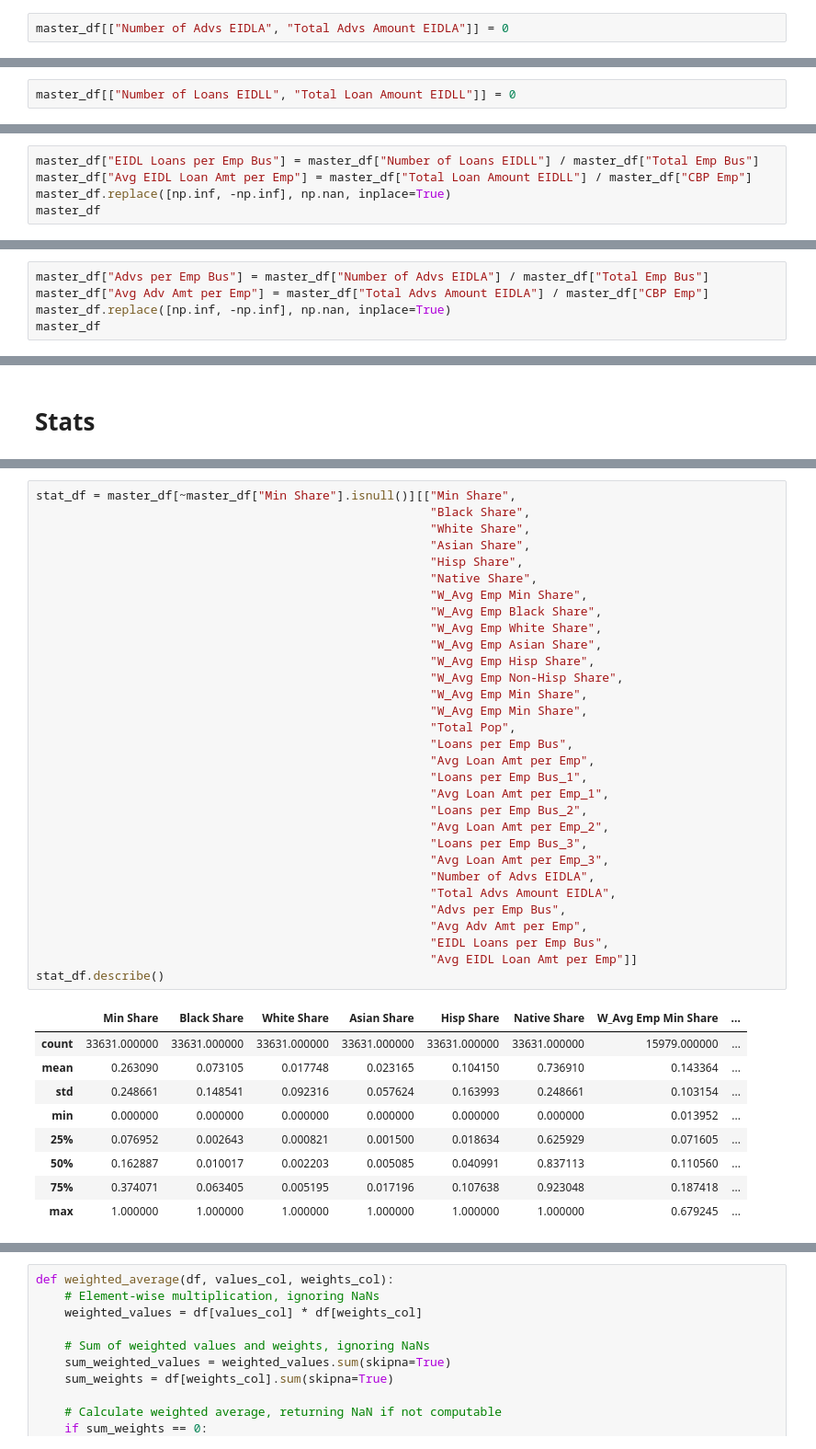
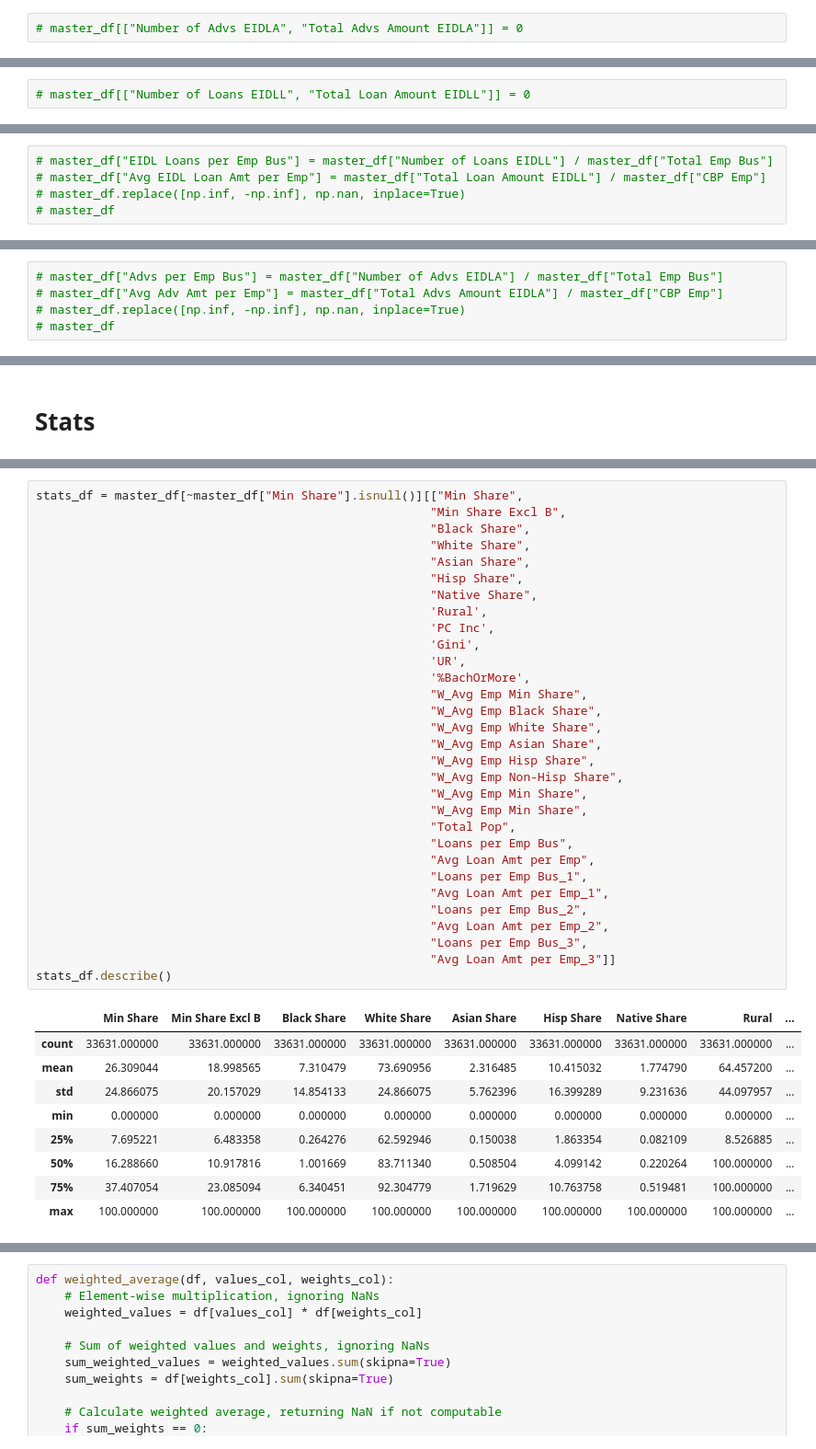
Before and after one commit to hhogenson/PPP-Data, a Jupyter notebook: Data Aggregator.ipynb, the cells around one changed output, grey strips where cells are left out. Shown: that part at 92% size. Cells and saved outputs as stored; diff of their text form.

```diff
--- a/Data Aggregator.ipynb
+++ b/Data Aggregator.ipynb
@@ -266,3 +265,3 @@ file_df
 # %%
-master_df[["Number of Advs EIDLA", "Total Advs Amount EIDLA"]] = 0
+# master_df[["Number of Advs EIDLA", "Total Advs Amount EIDLA"]] = 0
 # %%
@@ -347,3 +331,3 @@ file_df
 # %%
-master_df[["Number of Loans EIDLL", "Total Loan Amount EIDLL"]] = 0
+# master_df[["Number of Loans EIDLL", "Total Loan Amount EIDLL"]] = 0
 # %%
@@ -530,5 +485,5 @@ master_df[["Number of Loans EIDLL",
 # %%
-master_df["EIDL Loans per Emp Bus"] = master_df["Number of Loans EIDLL"] / master_df["Total Emp Bus"]
-master_df["Avg EIDL Loan Amt per Emp"] = master_df["Total Loan Amount EIDLL"] / master_df["CBP Emp"]
-master_df.replace([np.inf, -np.inf], np.nan, inplace=True)
-master_df
+# master_df["EIDL Loans per Emp Bus"] = master_df["Number of Loans EIDLL"] / master_df["Total Emp Bus"]
+# master_df["Avg EIDL Loan Amt per Emp"] = master_df["Total Loan Amount EIDLL"] / master_df["CBP Emp"]
+# master_df.replace([np.inf, -np.inf], np.nan, inplace=True)
+# master_df
@@ -550,5 +490,5 @@ master_df
 # %%
-master_df["Advs per Emp Bus"] = master_df["Number of Advs EIDLA"] / master_df["Total Emp Bus"]
-master_df["Avg Adv Amt per Emp"] = master_df["Total Advs Amount EIDLA"] / master_df["CBP Emp"]
-master_df.replace([np.inf, -np.inf], np.nan, inplace=True)
-master_df
+# master_df["Advs per Emp Bus"] = master_df["Number of Advs EIDLA"] / master_df["Total Emp Bus"]
+# master_df["Avg Adv Amt per Emp"] = master_df["Total Advs Amount EIDLA"] / master_df["CBP Emp"]
+# master_df.replace([np.inf, -np.inf], np.nan, inplace=True)
+# master_df
@@ -598,42 +523,42 @@ master_df[~master_df["Min Share"].isnull()].describe()
 # %%
-stat_df = master_df[~master_df["Min Share"].isnull()][["Min Share",
+stats_df = master_df[~master_df["Min Share"].isnull()][["Min Share",
+                                                       "Min Share Excl B",
                                                        "Black Share",
                                                        "White Share",
                                                        "Asian Share",
                                                        "Hisp Share",
                                                        "Native Share",
+                                                       'Rural',
+                                                       'PC Inc',
+                                                       'Gini',
+                                                       'UR',
+                                                       '%BachOrMore',
                                                        "W_Avg Emp Min Share",
                                                        "W_Avg Emp Black Share",
                                                        "W_Avg Emp White Share",
                                                        "W_Avg Emp Asian Share",
                                                        "W_Avg Emp Hisp Share",
                                                        "W_Avg Emp Non-Hisp Share",
                                                        "W_Avg Emp Min Share",
                                                        "W_Avg Emp Min Share",
                                                        "Total Pop",
                                                        "Loans per Emp Bus",
                                                        "Avg Loan Amt per Emp",
                                                        "Loans per Emp Bus_1",
                                                        "Avg Loan Amt per Emp_1",
                                                        "Loans per Emp Bus_2",
                                                        "Avg Loan Amt per Emp_2",
                                                        "Loans per Emp Bus_3",
-                                                       "Avg Loan Amt per Emp_3",
-                                                       "Number of Advs EIDLA",
-                                                       "Total Advs Amount EIDLA",
-                                                       "Advs per Emp Bus",
-                                                       "Avg Adv Amt per Emp",
-                                                       "EIDL Loans per Emp Bus",
-                                                       "Avg EIDL Loan Amt per Emp"]]
-stat_df.describe()
+                                                       "Avg Loan Amt per Emp_3"]]
+stats_df.describe()
 # %% [output]
-|  | Min Share | Black Share | White Share | Asian Share | Hisp Share | Native Share | W_Avg Emp Min Share | ... |
-| count | 33631.000000 | 33631.000000 | 33631.000000 | 33631.000000 | 33631.000000 | 33631.000000 | 15979.000000 | ... |
-| mean | 0.263090 | 0.073105 | 0.017748 | 0.023165 | 0.104150 | 0.736910 | 0.143364 | ... |
-| std | 0.248661 | 0.148541 | 0.092316 | 0.057624 | 0.163993 | 0.248661 | 0.103154 | ... |
-| min | 0.000000 | 0.000000 | 0.000000 | 0.000000 | 0.000000 | 0.000000 | 0.013952 | ... |
-| 25% | 0.076952 | 0.002643 | 0.000821 | 0.001500 | 0.018634 | 0.625929 | 0.071605 | ... |
-| 50% | 0.162887 | 0.010017 | 0.002203 | 0.005085 | 0.040991 | 0.837113 | 0.110560 | ... |
-| 75% | 0.374071 | 0.063405 | 0.005195 | 0.017196 | 0.107638 | 0.923048 | 0.187418 | ... |
-| max | 1.000000 | 1.000000 | 1.000000 | 1.000000 | 1.000000 | 1.000000 | 0.679245 | ... |
+|  | Min Share | Min Share Excl B | Black Share | White Share | Asian Share | Hisp Share | Native Share | Rural | ... |
+| count | 33631.000000 | 33631.000000 | 33631.000000 | 33631.000000 | 33631.000000 | 33631.000000 | 33631.000000 | 33631.000000 | ... |
+| mean | 26.309044 | 18.998565 | 7.310479 | 73.690956 | 2.316485 | 10.415032 | 1.774790 | 64.457200 | ... |
+| std | 24.866075 | 20.157029 | 14.854133 | 24.866075 | 5.762396 | 16.399289 | 9.231636 | 44.097957 | ... |
+| min | 0.000000 | 0.000000 | 0.000000 | 0.000000 | 0.000000 | 0.000000 | 0.000000 | 0.000000 | ... |
+| 25% | 7.695221 | 6.483358 | 0.264276 | 62.592946 | 0.150038 | 1.863354 | 0.082109 | 8.526885 | ... |
+| 50% | 16.288660 | 10.917816 | 1.001669 | 83.711340 | 0.508504 | 4.099142 | 0.220264 | 100.000000 | ... |
+| 75% | 37.407054 | 23.085094 | 6.340451 | 92.304779 | 1.719629 | 10.763758 | 0.519481 | 100.000000 | ... |
+| max | 100.000000 | 100.000000 | 100.000000 | 100.000000 | 100.000000 | 100.000000 | 100.000000 | 100.000000 | ... |
 8 rows × 29 columns
```
Also changed, not shown: parts of 20 cells of this notebook, 7 other files.
